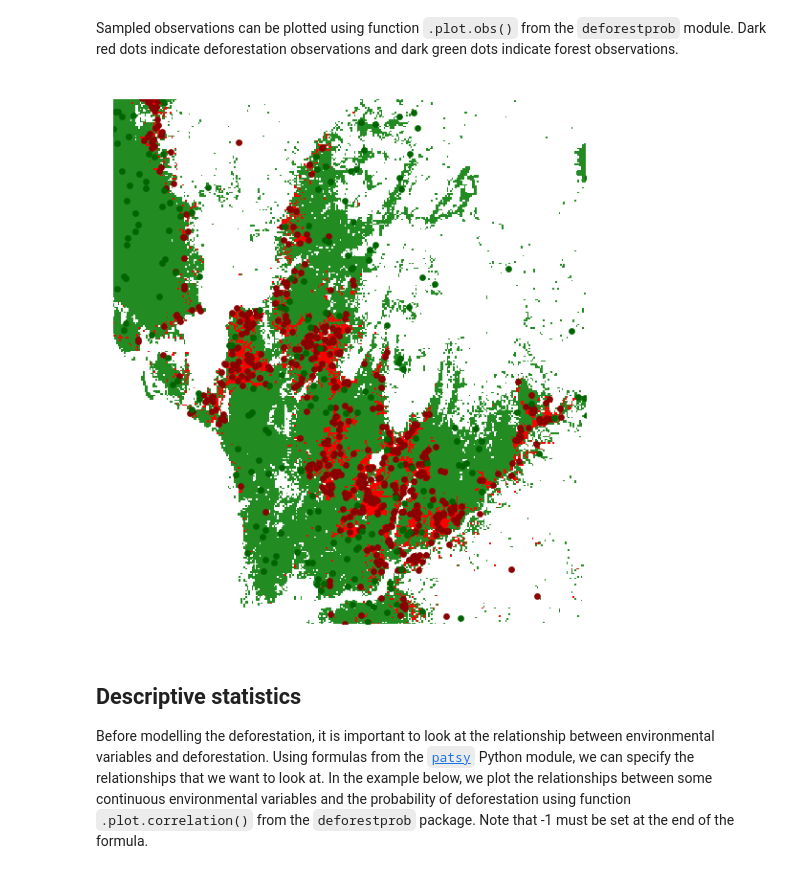
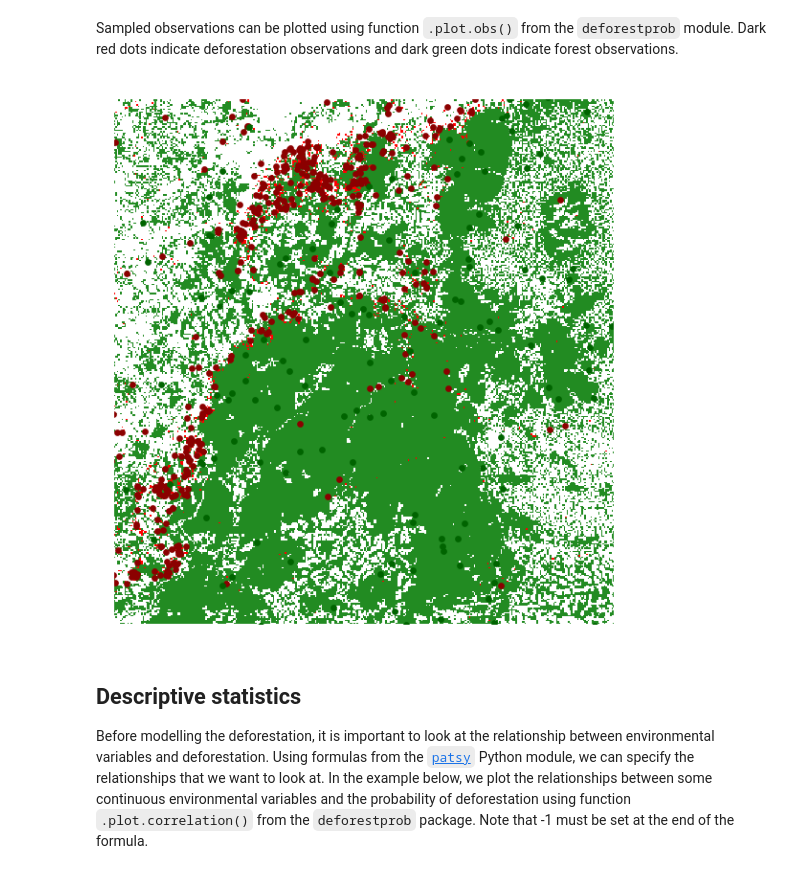
Before and after one commit to ghislainv/workshopReCaREDD, a Jupyter notebook: deforCameroon/notebook/notebook.ipynb, the cells around one changed output. Cells and saved outputs as stored; diff of their text form; code cells hidden in the pictures.

```diff
--- a/deforCameroon/notebook/notebook.ipynb
+++ b/deforCameroon/notebook/notebook.ipynb
@@ -175,13 +155,13 @@ Sampled observations can be plotted using function `.plot.obs()` from the `defor
 # %%
 # Plot sample points
 dfp.plot.obs(sample=dataset,
-             name_forest_var="fordefor2010",
-             input_forest_raster="data/fordefor2010.tif",
+             name_forest_var="fcc05_10",
+             input_forest_raster="data/fcc05_10.tif",
              output_file="output/obs.png",
-             zoom=(340000,412000,7420000,7500000),
+             zoom=(730000,810000,587000,671000),  # xmin, xmax, ymin, ymax
              s=5,dpi=150)
 # %% [output]
-[figure, old version]
+[figure, new version]
 # %% [markdown]
 ## Descriptive statistics
 
```
Also changed, not shown: parts of 22 cells of this notebook.
